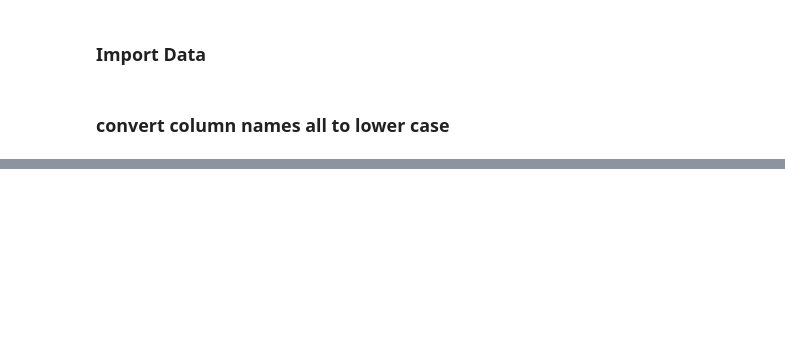
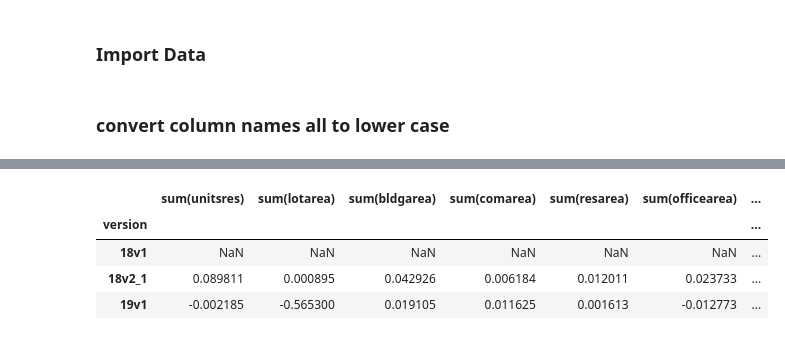
Before and after one commit to NYCPlanning/db-pluto-qaqc, a Jupyter notebook: 19v1/pluto_aggregate_analysis_19v1.ipynb, the cells around one changed output, grey strips where cells are left out. Saved outputs shown, nothing was run; the diff lists cells and outputs as text; code cells hidden in the pictures; blank space fills up the shorter version.

```diff
--- a/19v1/pluto_aggregate_analysis_19v1.ipynb
+++ b/19v1/pluto_aggregate_analysis_19v1.ipynb
@@ -142,0 +161,10 @@ plt.show()
+# %%
+condo_summary.index = condo_summary.version
+condo_summary_pct = condo_summary.iloc[:, 1:].pct_change()
+condo_summary_pct
+# %% [output]
+|  | sum(unitsres) | sum(lotarea) | sum(bldgarea) | sum(comarea) | sum(resarea) | sum(officearea) | ... |
+| version |  |  |  |  |  |  | ... |
+| 18v1 | NaN | NaN | NaN | NaN | NaN | NaN | ... |
+| 18v2_1 | 0.089811 | 0.000895 | 0.042926 | 0.006184 | 0.012011 | 0.023733 | ... |
+| 19v1 | -0.002185 | -0.565300 | 0.019105 | 0.011625 | 0.001613 | -0.012773 | ... |
```
Also changed, not shown: parts of 13 cells of this notebook, 5 other files.
